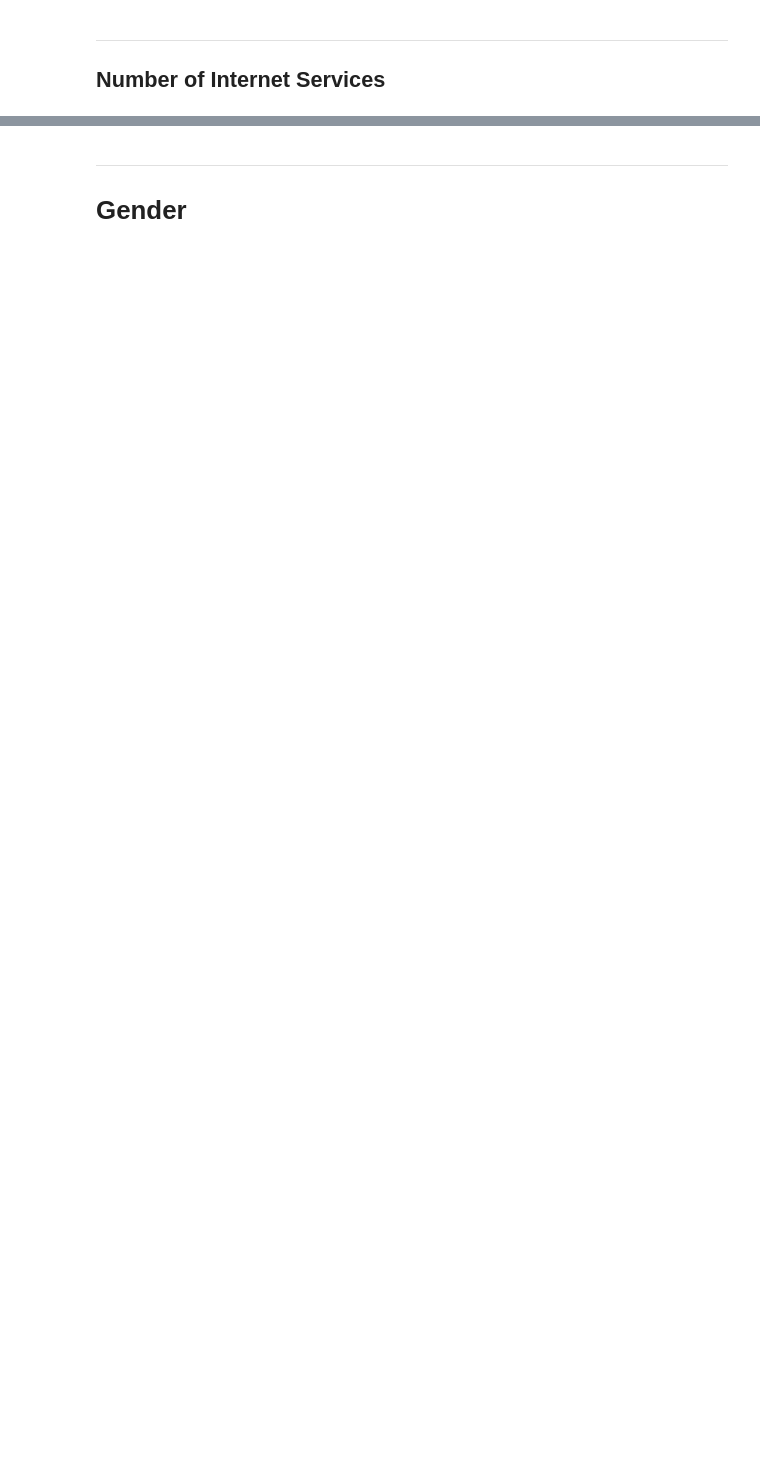
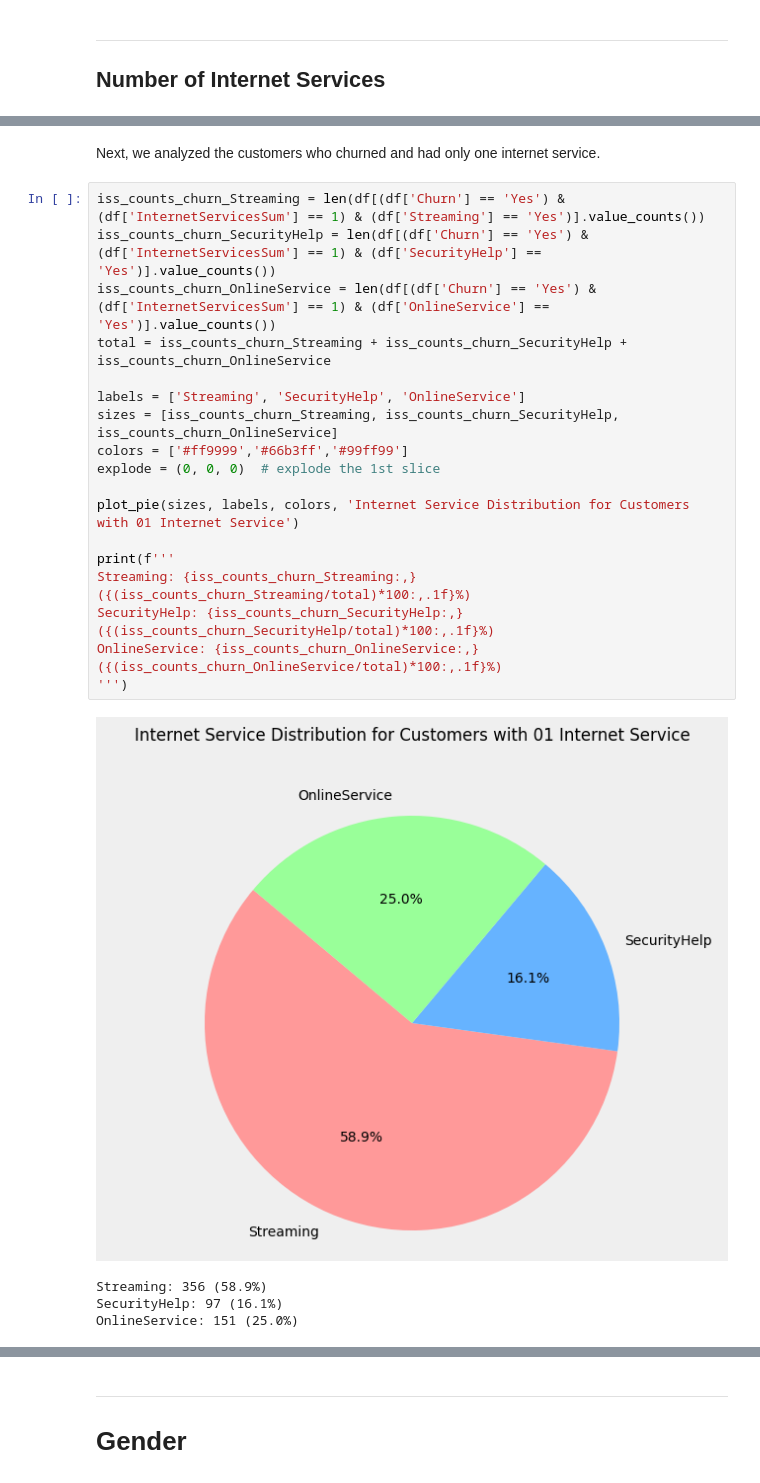
Before and after one commit to fabianoamaralbr/churn_model_ml, a Jupyter notebook: exploratory_analysis.ipynb, the cells around one changed output, grey strips where cells are left out. Drawn from its saved outputs; the diff is of its cells as text; blank space fills up the shorter version.

```diff
--- a/exploratory_analysis.ipynb
+++ b/exploratory_analysis.ipynb
@@ -382,0 +460,25 @@ plot_bars_2col('InternetServicesSum')
+# %% [markdown]
+Next, we analyzed the customers who churned and had only one internet service.
+# %%
+iss_counts_churn_Streaming = len(df[(df['Churn'] == 'Yes') & (df['InternetServicesSum'] == 1) & (df['Streaming'] == 'Yes')].value_counts())
+iss_counts_churn_SecurityHelp = len(df[(df['Churn'] == 'Yes') & (df['InternetServicesSum'] == 1) & (df['SecurityHelp'] == 'Yes')].value_counts())
+iss_counts_churn_OnlineService = len(df[(df['Churn'] == 'Yes') & (df['InternetServicesSum'] == 1) & (df['OnlineService'] == 'Yes')].value_counts())
+total = iss_counts_churn_Streaming + iss_counts_churn_SecurityHelp + iss_counts_churn_OnlineService
+
+labels = ['Streaming', 'SecurityHelp', 'OnlineService']
+sizes = [iss_counts_churn_Streaming, iss_counts_churn_SecurityHelp, iss_counts_churn_OnlineService]
+colors = ['#ff9999','#66b3ff','#99ff99']
+explode = (0, 0, 0)  # explode the 1st slice
+
+plot_pie(sizes, labels, colors, 'Internet Service Distribution for Customers with 01 Internet Service')
+
+print(f'''
+Streaming: {iss_counts_churn_Streaming:,} ({(iss_counts_churn_Streaming/total)*100:,.1f}%)
+SecurityHelp: {iss_counts_churn_SecurityHelp:,} ({(iss_counts_churn_SecurityHelp/total)*100:,.1f}%)
+OnlineService: {iss_counts_churn_OnlineService:,} ({(iss_counts_churn_OnlineService/total)*100:,.1f}%)
+''')
+# %% [output]
+[figure, added]
+Streaming: 356 (58.9%)
+SecurityHelp: 97 (16.1%)
+OnlineService: 151 (25.0%)
```
Also changed, not shown: parts of 46 cells of this notebook.
